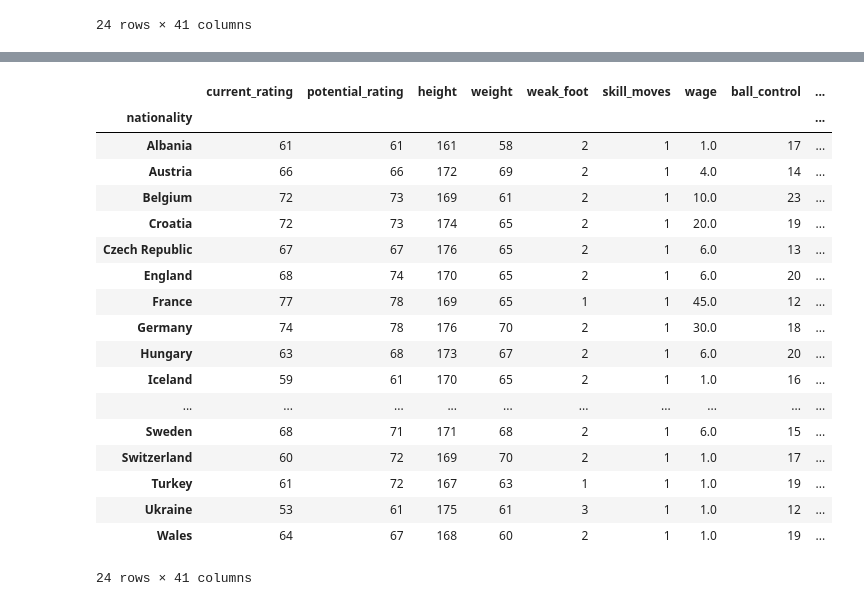
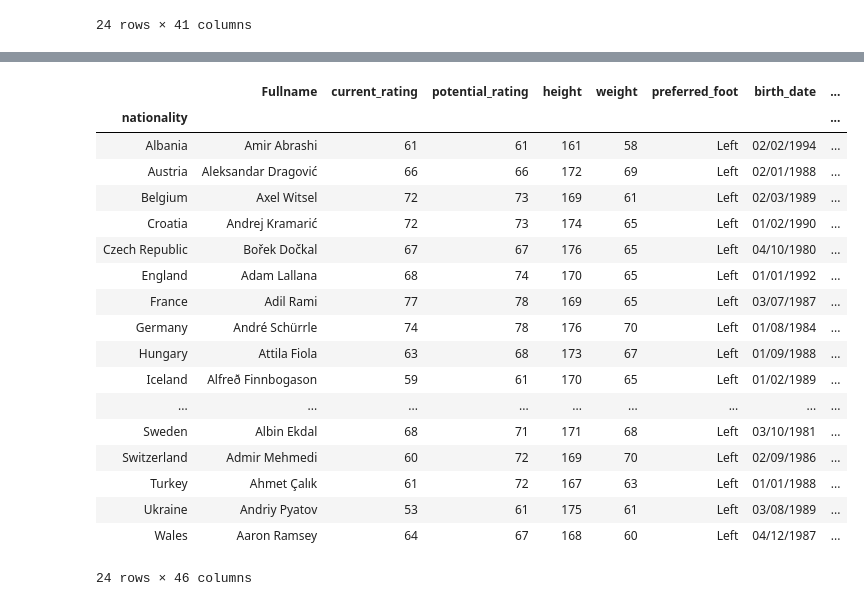
Before and after one commit to mathieurenault1/Euro-Cup-Prediction, a Jupyter notebook: Team features creation.ipynb, the cells around one changed output, grey strips where cells are left out. Drawn from its saved outputs; the diff is of its cells as text; code cells hidden in the pictures.

```diff
--- a/Team features creation.ipynb
+++ b/Team features creation.ipynb
@@ -1,7 +1,7 @@
 # %%
 import pandas as pd
 import numpy as np
-playerdata = pd.read_csv('C:/Users/Lerog/Documents/M1/Project 2/Euro-Cup-Prediction-main/FinalData/finaldata16.csv')
+playerdata = pd.read_csv('C:/Users/Admin/Desktop/data/finaldata16.csv')
 print(playerdata)
 # %% [output]
      Unnamed: 0      id          Fullname  current_rating  potential_rating  \
@@ -95,23 +95,23 @@ maximum.max('current_rating')
 # %%
-minimum = playerdata.groupby(['nationality'])
-minimum.min('current_rating')
+minimum = playerdata.groupby(['nationality']).min()
+minimum#.min('current_rating')
 # %% [output]
-|  | current_rating | potential_rating | height | weight | weak_foot | skill_moves | wage | ball_control | ... |
-| nationality |  |  |  |  |  |  |  |  | ... |
-| Albania | 61 | 61 | 161 | 58 | 2 | 1 | 1.0 | 17 | ... |
-| Austria | 66 | 66 | 172 | 69 | 2 | 1 | 4.0 | 14 | ... |
-| Belgium | 72 | 73 | 169 | 61 | 2 | 1 | 10.0 | 23 | ... |
-| Croatia | 72 | 73 | 174 | 65 | 2 | 1 | 20.0 | 19 | ... |
-| Czech Republic | 67 | 67 | 176 | 65 | 2 | 1 | 6.0 | 13 | ... |
-| England | 68 | 74 | 170 | 65 | 2 | 1 | 6.0 | 20 | ... |
-| France | 77 | 78 | 169 | 65 | 1 | 1 | 45.0 | 12 | ... |
-| Germany | 74 | 78 | 176 | 70 | 2 | 1 | 30.0 | 18 | ... |
-| Hungary | 63 | 68 | 173 | 67 | 2 | 1 | 6.0 | 20 | ... |
-| Iceland | 59 | 61 | 170 | 65 | 2 | 1 | 1.0 | 16 | ... |
-| ... | ... | ... | ... | ... | ... | ... | ... | ... | ... |
-| Sweden | 68 | 71 | 171 | 68 | 2 | 1 | 6.0 | 15 | ... |
-| Switzerland | 60 | 72 | 169 | 70 | 2 | 1 | 1.0 | 17 | ... |
-| Turkey | 61 | 72 | 167 | 63 | 1 | 1 | 1.0 | 19 | ... |
-| Ukraine | 53 | 61 | 175 | 61 | 3 | 1 | 1.0 | 12 | ... |
-| Wales | 64 | 67 | 168 | 60 | 2 | 1 | 1.0 | 19 | ... |
+|  | Fullname | current_rating | potential_rating | height | weight | preferred_foot | birth_date | ... |
+| nationality |  |  |  |  |  |  |  | ... |
+| Albania | Amir Abrashi | 61 | 61 | 161 | 58 | Left | 02/02/1994 | ... |
+| Austria | Aleksandar Dragović | 66 | 66 | 172 | 69 | Left | 02/01/1988 | ... |
+| Belgium | Axel Witsel | 72 | 73 | 169 | 61 | Left | 02/03/1989 | ... |
+| Croatia | Andrej Kramarić | 72 | 73 | 174 | 65 | Left | 01/02/1990 | ... |
+| Czech Republic | Bořek Dočkal | 67 | 67 | 176 | 65 | Left | 04/10/1980 | ... |
+| England | Adam Lallana | 68 | 74 | 170 | 65 | Left | 01/01/1992 | ... |
+| France | Adil Rami | 77 | 78 | 169 | 65 | Left | 03/07/1987 | ... |
+| Germany | André Schürrle | 74 | 78 | 176 | 70 | Left | 01/08/1984 | ... |
+| Hungary | Attila Fiola | 63 | 68 | 173 | 67 | Left | 01/09/1988 | ... |
+| Iceland | Alfreð Finnbogason | 59 | 61 | 170 | 65 | Left | 01/02/1989 | ... |
+| ... | ... | ... | ... | ... | ... | ... | ... | ... |
+| Sweden | Albin Ekdal | 68 | 71 | 171 | 68 | Left | 03/10/1981 | ... |
+| Switzerland | Admir Mehmedi | 60 | 72 | 169 | 70 | Left | 02/09/1986 | ... |
+| Turkey | Ahmet Çalık | 61 | 72 | 167 | 63 | Left | 01/01/1988 | ... |
+| Ukraine | Andriy Pyatov | 53 | 61 | 175 | 61 | Left | 03/08/1989 | ... |
+| Wales | Aaron Ramsey | 64 | 67 | 168 | 60 | Left | 04/12/1987 | ... |
-24 rows × 41 columns
+24 rows × 46 columns
```
Also changed, not shown: parts of 3 cells of this notebook.
